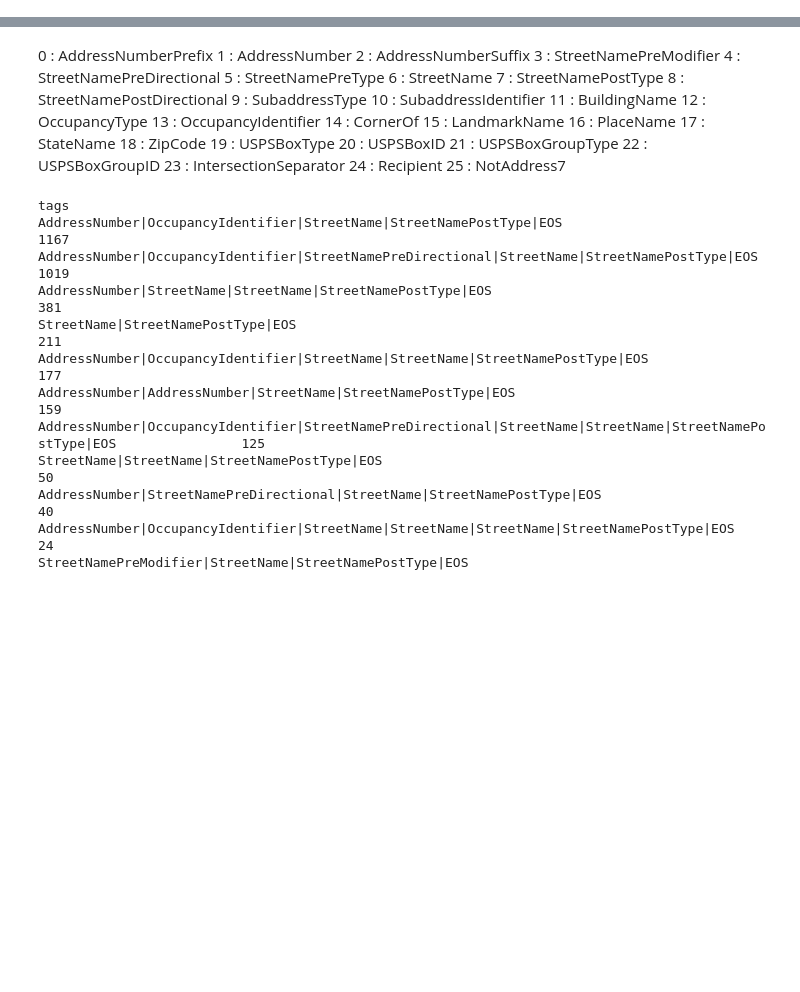
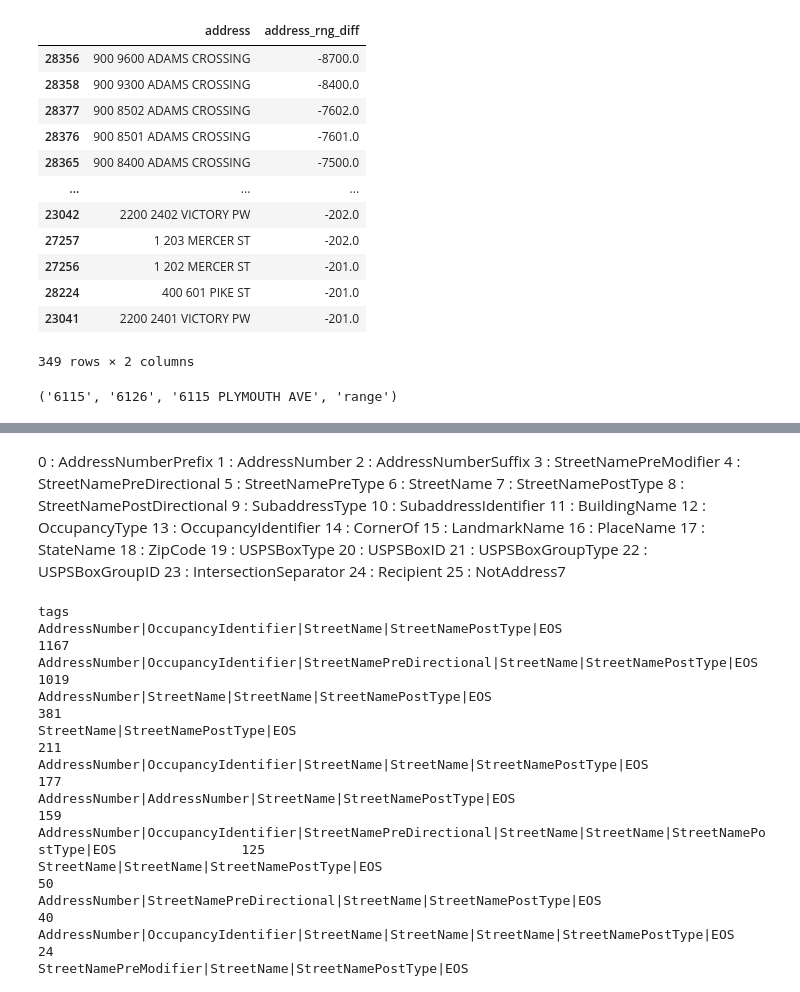
Before and after one commit to markbruner/hamilton-county-homes-scraper-main, a Jupyter notebook: notebooks/Dataset Prep.ipynb, the cells around one changed output, grey strips where cells are left out. Drawn from its saved outputs; the diff is of its cells as text; code cells hidden in the pictures; blank space fills up the shorter version.

```diff
--- a/notebooks/Dataset Prep.ipynb
+++ b/notebooks/Dataset Prep.ipynb
@@ -13,0 +65,37 @@ all_real_estate = pd.read_csv(all_real_estate_path, low_memory=False)
+# %%
+all_real_estate["address"] = all_real_estate["address"].apply(_preclean)
+# %%
+def _detect_address_range(addr: str):
+    """
+    Detects a leading numeric range like '1308 1310 WILLIAM H TAFT RD'.
+
+    Returns:
+        (low, high, addr_for_tagging)
+
+    - low/high are strings or None
+    - addr_for_tagging is what we send to usaddress, e.g. '1308 WILLIAM H TAFT RD'
+    """
+    m = RANGE_PREFIX_RE.match(addr)
+    if m:
+        low, high, rest = m.groups()
+        return int(low)-int(high)
+# %%
+all_real_estate["address_rng_diff"] = all_real_estate["address"].apply(_detect_address_range)
+# %%
+addr = pd.DataFrame(all_real_estate[['address','address_rng_diff']].drop_duplicates(ignore_index=True),columns=["address", "address_rng_diff"])
+# %%
+addr[(addr["address_rng_diff"]<-200)].sort_values(by="address_rng_diff")
+# %% [output]
+|  | address | address_rng_diff |
+| 28356 | 900 9600 ADAMS CROSSING | -8700.0 |
+| 28358 | 900 9300 ADAMS CROSSING | -8400.0 |
+| 28377 | 900 8502 ADAMS CROSSING | -7602.0 |
+| 28376 | 900 8501 ADAMS CROSSING | -7601.0 |
+| 28365 | 900 8400 ADAMS CROSSING | -7500.0 |
+| ... | ... | ... |
+| 23042 | 2200 2402 VICTORY PW | -202.0 |
+| 27257 | 1 203 MERCER ST | -202.0 |
+| 27256 | 1 202 MERCER ST | -201.0 |
+| 28224 | 400 601 PIKE ST | -201.0 |
+| 23041 | 2200 2401 VICTORY PW | -201.0 |
+349 rows × 2 columns
@@ -13,0 +134,4 @@ all_real_estate = pd.read_csv(all_real_estate_path, low_memory=False)
+# %%
+print(_detect_address_range("6115 6126 PLYMOUTH AVE"))
+# %% [output]
+('6115', '6126', '6115 PLYMOUTH AVE', 'range')
```
Also changed, not shown: parts of 9 cells of this notebook, 2 other files.
